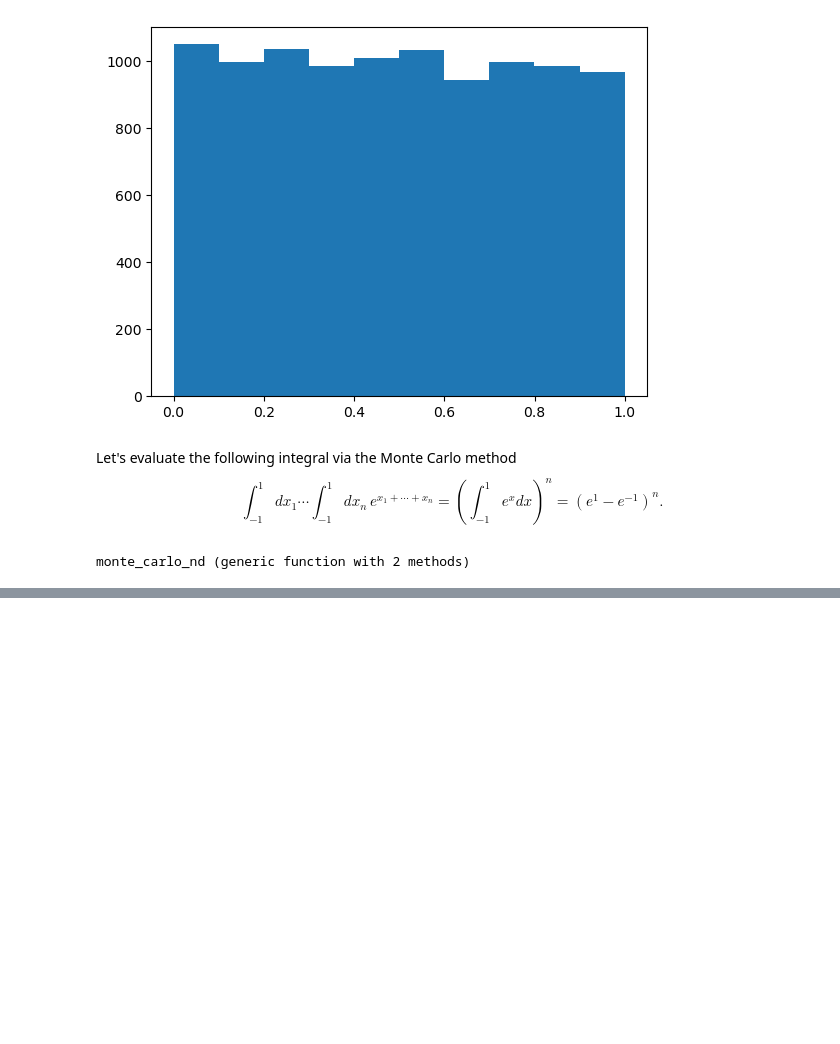
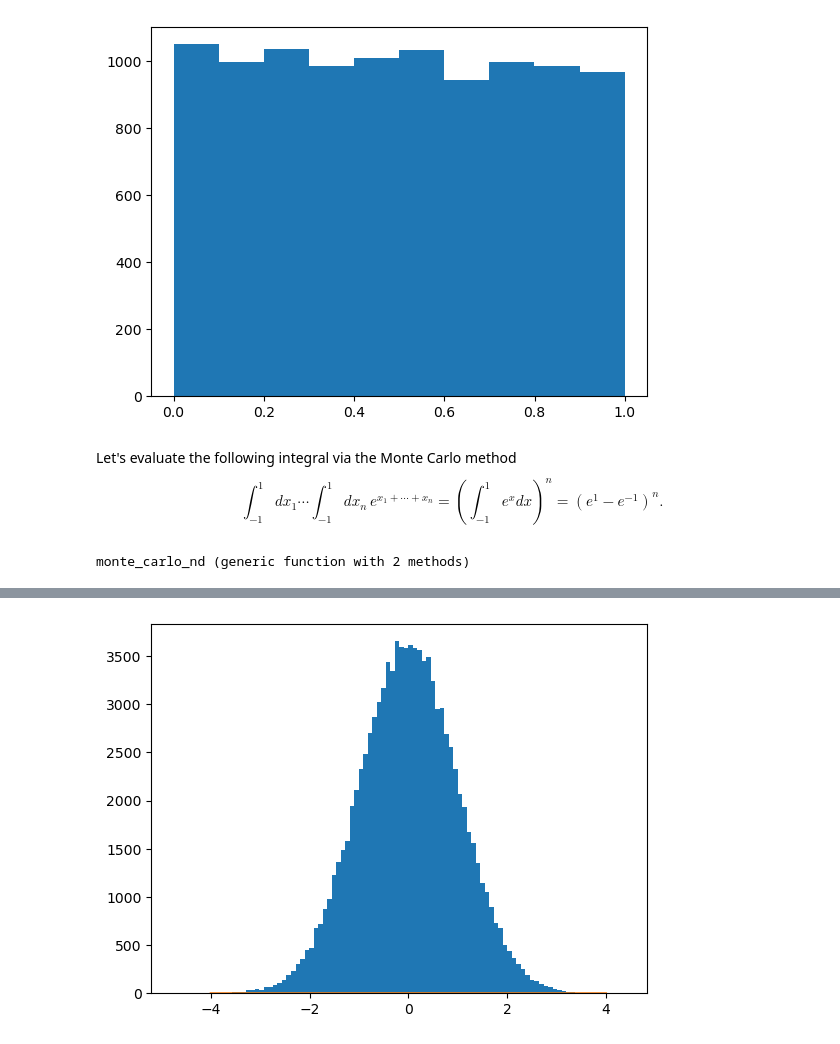
Before and after one commit to tkeegan12/Course_Computational_Physics_and_Engineering, a Jupyter notebook: Module2_Numerical_Intergration.ipynb, the cells around one changed output, grey strips where cells are left out. Drawn from its saved outputs; the diff is of its cells as text; code cells hidden in the pictures; blank space fills up the shorter version.

```diff
--- a/Module2_Numerical_Intergration.ipynb
+++ b/Module2_Numerical_Intergration.ipynb
@@ -216,0 +247,8 @@ LoadError: syntax: "\" is not a unary operator
+# %%
+x = range(-4, 4, 100)
+
+hist(randn(100000), bins=100)
+plot(x, exp.(-0.5 * x .^ 2) / sqrt(2 * π))
+show()
+# %% [output]
+[figure, added]
```
Also changed, not shown: parts of 12 cells of this notebook.
